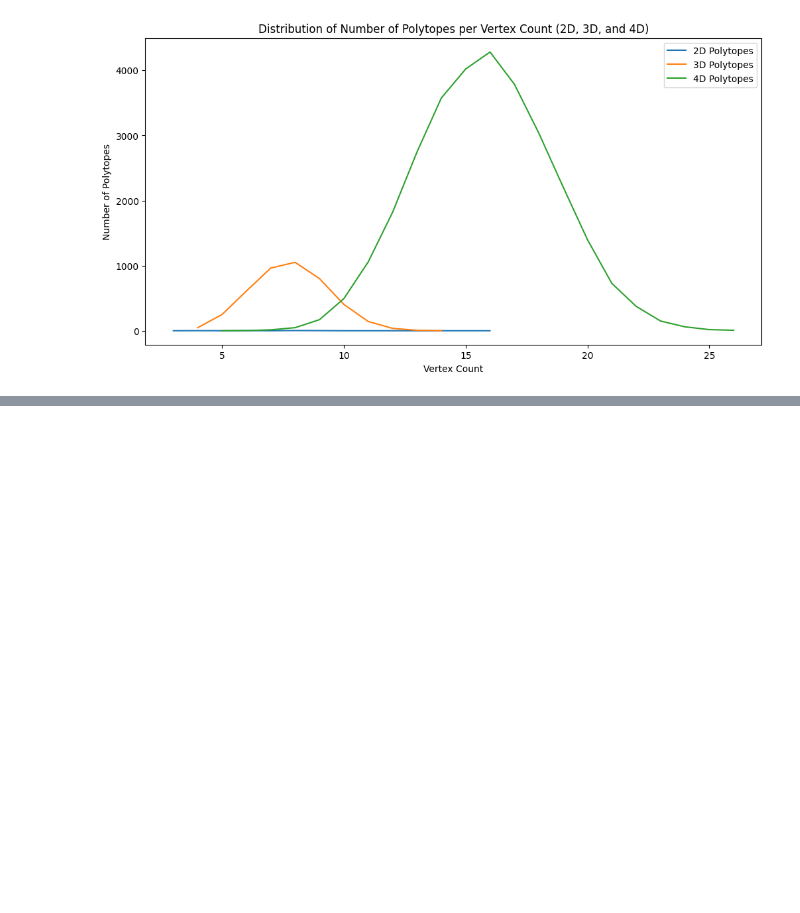
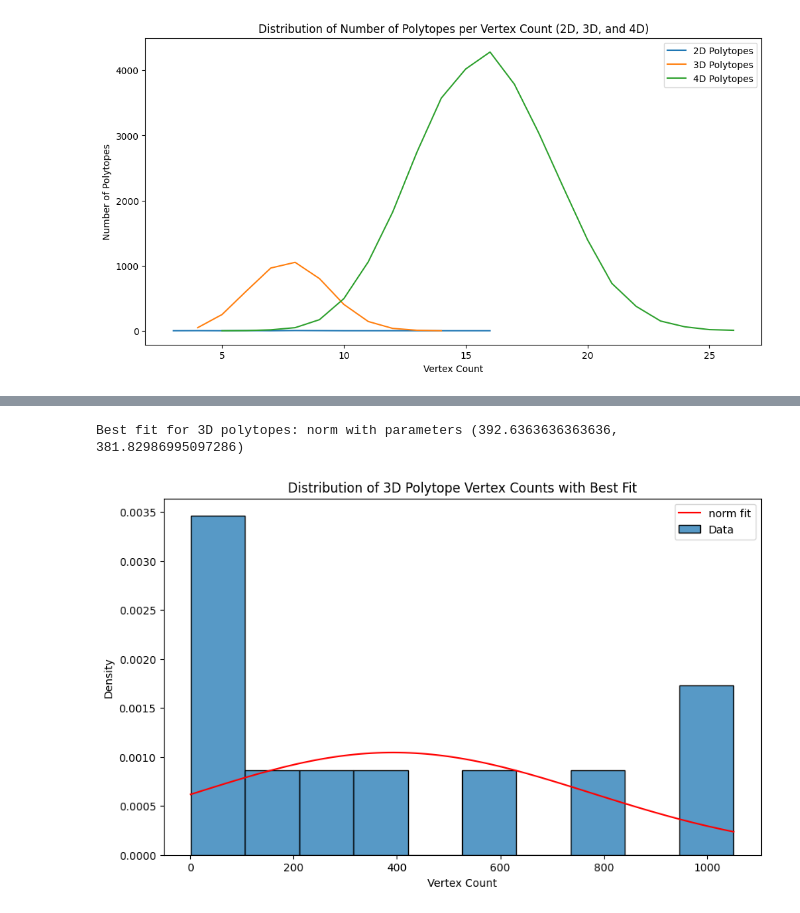
Before and after one commit to Sultanow/polytopes, a Jupyter notebook: python/notebooks/distribution_per_vertexcount.ipynb, the cells around one changed output, grey strips where cells are left out. Saved outputs shown, nothing was run; the diff lists cells and outputs as text; code cells hidden in the pictures; blank space fills up the shorter version.

```diff
--- a/python/notebooks/distribution_per_vertexcount.ipynb
+++ b/python/notebooks/distribution_per_vertexcount.ipynb
@@ -249,0 +299,26 @@ plt.show()
+# %%
+# Get the distribution for 2D polytopes as an example
+data_3d = df_poly3d['num_vertices'].value_counts().values
+best_fit_name_3d, best_fit_params_3d = fit_distributions(data_3d)
+
+# Display the best fit result
+print(f"Best fit for 3D polytopes: {best_fit_name_3d} with parameters {best_fit_params_3d}")
+
+# Visualize the best fit along with the data
+plt.figure(figsize=(10, 6))
+sns.histplot(data_3d, kde=False, stat="density", label="Data", bins=10)
+
+# Plot the best fitting distribution
+dist = getattr(stats, best_fit_name_3d)
+x = np.linspace(min(data_3d), max(data_3d), 100)
+pdf_fitted = dist.pdf(x, *best_fit_params_3d)
+plt.plot(x, pdf_fitted, label=f"{best_fit_name_3d} fit", color="red")
+
+plt.title("Distribution of 3D Polytope Vertex Counts with Best Fit")
+plt.xlabel("Vertex Count")
+plt.ylabel("Density")
+plt.legend()
+plt.show()
+# %% [output]
+Best fit for 3D polytopes: norm with parameters (392.6363636363636, 381.82986995097286)
+[figure, added]
```
Also changed, not shown: parts of 4 cells of this notebook.
